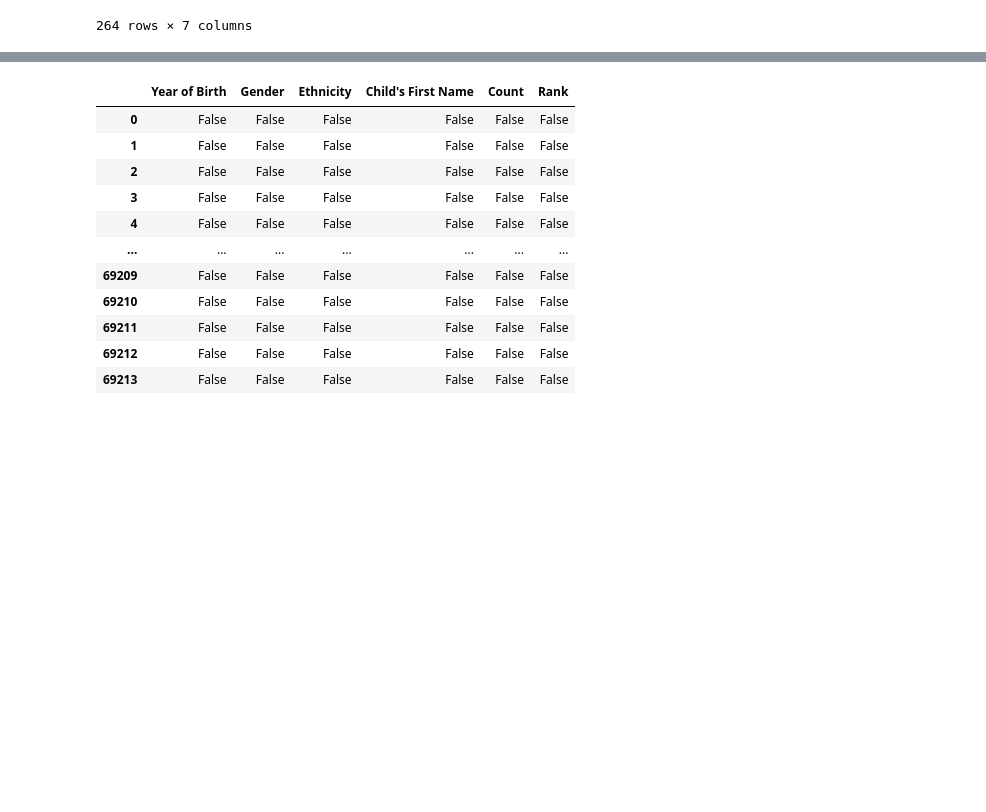
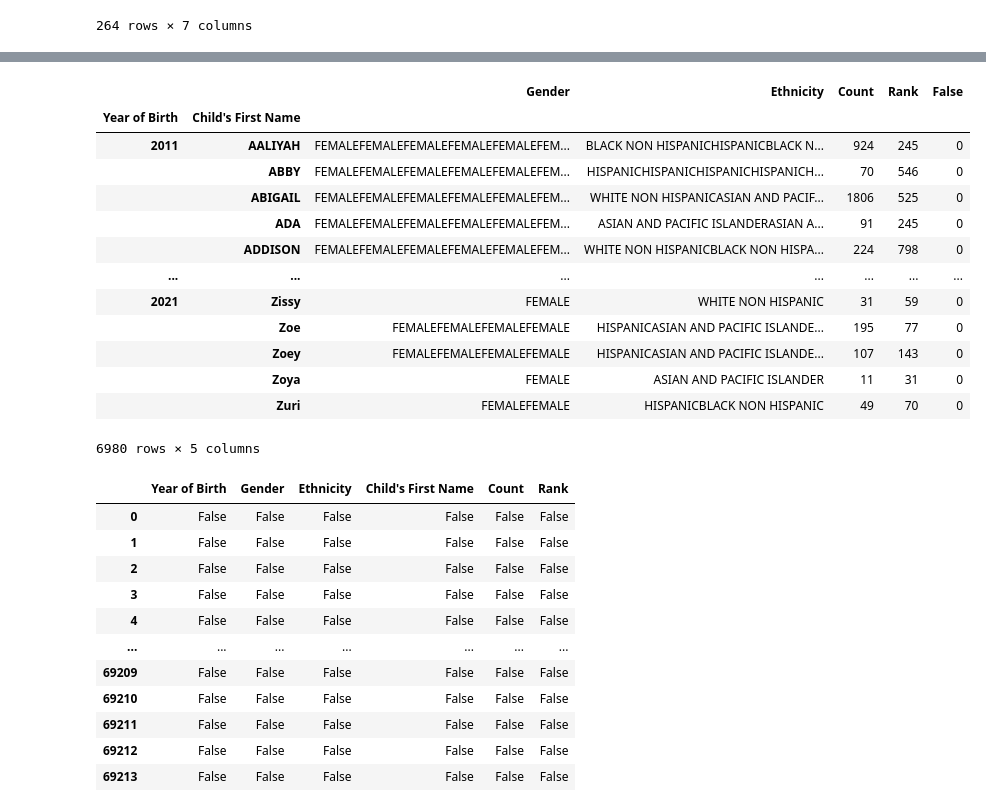
Before and after one commit to 1bMedina/ite140, a Jupyter notebook: notebooks/baby_names.ipynb, the cells around one changed output, grey strips where cells are left out. Saved outputs shown, nothing was run; the diff lists cells and outputs as text; code cells hidden in the pictures; blank space fills up the shorter version.

```diff
--- a/notebooks/baby_names.ipynb
+++ b/notebooks/baby_names.ipynb
@@ -100,3 +94,28 @@ InvalidIndexError: (0        False
+# %%
+bndf = baby_names2[baby_names2["Gender"] == "FEMALE"].groupby(["Year of Birth", "Child's First Name"]).sum()
+
+df = bndf.rename(columns={"Year of Birth": "YOB", "Child's First Name":"Name"})
+
+# df
+
+# df = bndf[["Year of Birth", "Child's First Name", "Count"]]
+# %%
+df
+# %% [output]
+|  |  | Gender | Ethnicity | Count | Rank | False |
+| Year of Birth | Child's First Name |  |  |  |  |  |
+| 2011 | AALIYAH | FEMALEFEMALEFEMALEFEMALEFEMALEFEM... | BLACK NON HISPANICHISPANICBLACK N... | 924 | 245 | 0 |
+|  | ABBY | FEMALEFEMALEFEMALEFEMALEFEMALEFEM... | HISPANICHISPANICHISPANICHISPANICH... | 70 | 546 | 0 |
+|  | ABIGAIL | FEMALEFEMALEFEMALEFEMALEFEMALEFEM... | WHITE NON HISPANICASIAN AND PACIF... | 1806 | 525 | 0 |
+|  | ADA | FEMALEFEMALEFEMALEFEMALEFEMALEFEM... | ASIAN AND PACIFIC ISLANDERASIAN A... | 91 | 245 | 0 |
+|  | ADDISON | FEMALEFEMALEFEMALEFEMALEFEMALEFEM... | WHITE NON HISPANICBLACK NON HISPA... | 224 | 798 | 0 |
+| ... | ... | ... | ... | ... | ... | ... |
+| 2021 | Zissy | FEMALE | WHITE NON HISPANIC | 31 | 59 | 0 |
+|  | Zoe | FEMALEFEMALEFEMALEFEMALE | HISPANICASIAN AND PACIFIC ISLANDE... | 195 | 77 | 0 |
+|  | Zoey | FEMALEFEMALEFEMALEFEMALE | HISPANICASIAN AND PACIFIC ISLANDE... | 107 | 143 | 0 |
+|  | Zoya | FEMALE | ASIAN AND PACIFIC ISLANDER | 11 | 31 | 0 |
+|  | Zuri | FEMALEFEMALE | HISPANICBLACK NON HISPANIC | 49 | 70 | 0 |
+6980 rows × 5 columns
 # %%
 baby_names2.isna()
 # %% [output]
```
Also changed, not shown: parts of 1 cell of this notebook, 1 other file.
